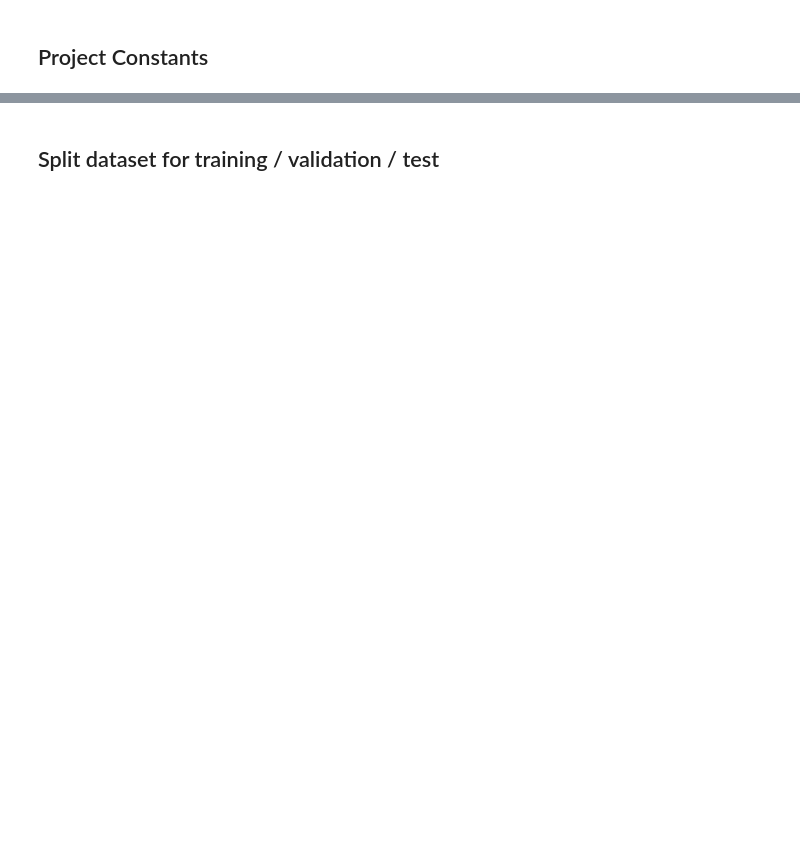
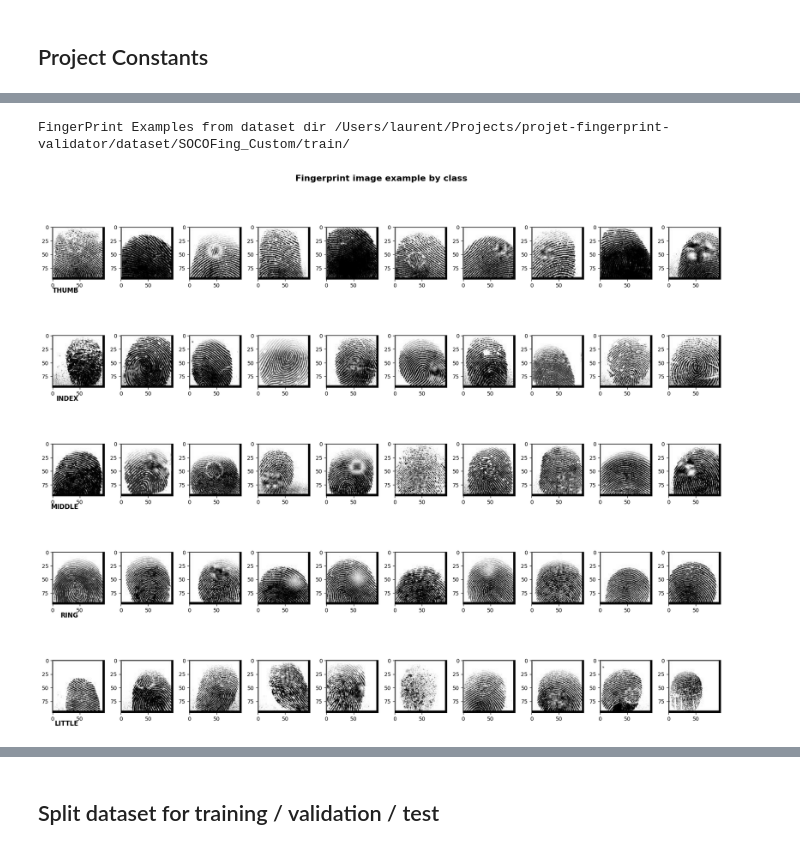
Before and after one commit to OrenChouraki06/projet-fingerprint-validator, a Jupyter notebook: notebooks/transfer_learning_mobilenet_custom.ipynb, the cells around one changed output, grey strips where cells are left out. Drawn from its saved outputs; the diff is of its cells as text; code cells hidden in the pictures; blank space fills up the shorter version.

Commit message:
transfer learning notebook with custom dataset

```diff
--- a/notebooks/transfer_learning_mobilenet_custom.ipynb
+++ b/notebooks/transfer_learning_mobilenet_custom.ipynb
@@ -79,7 +91,7 @@ print(f"📁 Fingerprints dataset images root directory path : {DATASET_ROOTDIR_
 
 # labels
 # class_names = ['thumb', 'index', 'middle', 'ring', 'little']
-class_names = ['thumb', 'index', 'middle', 'ring']
+class_names = ['thumb', 'index', 'middle', 'ring', 'little']
 
 num_classes = len(class_names)
 print(f"\n👁️ {num_classes} fingerprints classes : {class_names}")
@@ -201,21 +130,0 @@ print(f"Percentage of Little fingers: {imgdf['Finger'].value_counts().get('littl
-# %%
-# visualisation of some images
-print("FingerPrint Examples from dataset\n")
-
-num_examples_images = 10
-fig, axes = plt.subplots(num_classes, num_examples_images, figsize=(18, 3 * num_classes))
-
-for i, class_name in enumerate(class_names):
-    class_path = Path(os.path.join(DATASET_ROOTDIR_PATH, class_name))
-    image_files = list(class_path.glob('*.*'))[:num_examples_images]
-
-    for j, img_path in enumerate(image_files):
-        img = plt.imread(img_path)
-        axes[i, j].imshow(img)
-        axes[i, j].axis('on')
-        if j == 0:
-            axes[i, j].set_xlabel(class_name.upper(), fontsize=12, fontweight='bold', rotation=0, ha='right', va='center')
-
-plt.suptitle("Fingerprint image example by class", fontsize=16, fontweight='bold', y=1.001)
-plt.tight_layout()
-plt.show()
@@ -221,0 +263,25 @@ plt.show()
+# %%
+# visualisation of some images
+dataset_target_dir = DATASET_ROOTDIR_PATH + "/train/"
+print(f"FingerPrint Examples from dataset dir {dataset_target_dir}\n")
+
+num_examples_images = 10
+fig, axes = plt.subplots(num_classes, num_examples_images, figsize=(18, 3 * num_classes))
+
+for i, class_name in enumerate(class_names):
+    class_path = Path(os.path.join(dataset_target_dir, class_name))
+    image_files = list(class_path.glob('*.*'))[:num_examples_images]
+
+    for j, img_path in enumerate(image_files):
+        img = plt.imread(img_path)
+        axes[i, j].imshow(img)
+        axes[i, j].axis('on')
+        if j == 0:
+            axes[i, j].set_xlabel(class_name.upper(), fontsize=12, fontweight='bold', rotation=0, ha='right', va='center')
+
+plt.suptitle("Fingerprint image example by class", fontsize=16, fontweight='bold', y=1.001)
+plt.tight_layout()
+plt.show()
+# %% [output]
+FingerPrint Examples from dataset dir /Users/laurent/Projects/projet-fingerprint-validator/dataset/SOCOFing_Custom/train/
+[figure, added]
```
Also changed, not shown: parts of 28 cells of this notebook.
